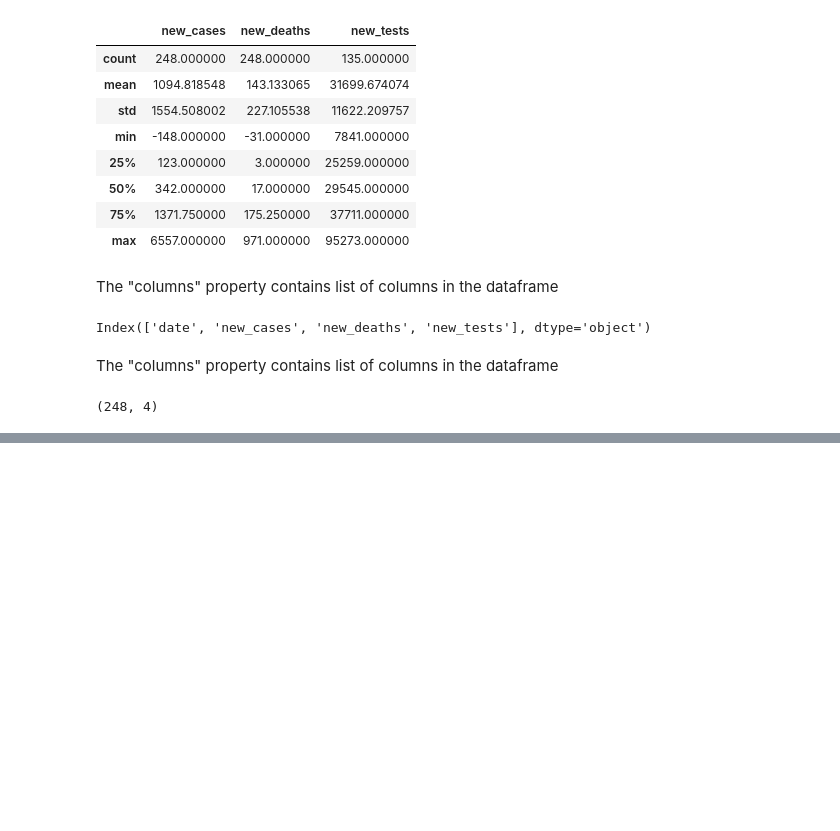
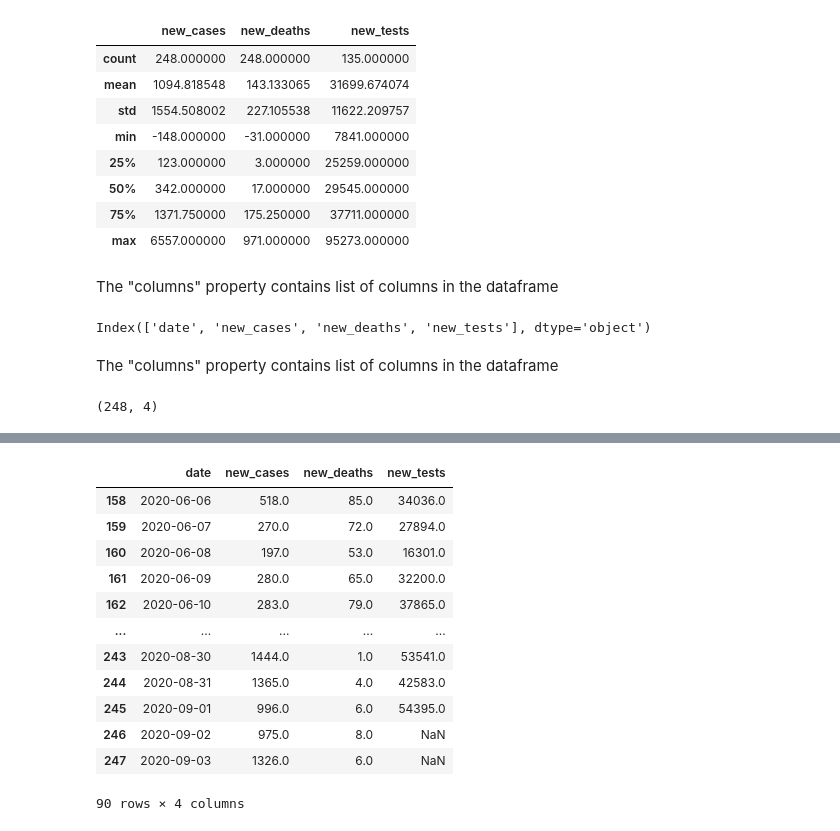
Before and after one commit to OjPreshuz/Pandas-Data-Analysis-Fundamentals, a Jupyter notebook: learning_pandas.ipynb, the cells around one changed output, grey strips where cells are left out. Drawn from its saved outputs; the diff is of its cells as text; code cells hidden in the pictures; blank space fills up the shorter version.

```diff
--- a/learning_pandas.ipynb
+++ b/learning_pandas.ipynb
@@ -78,0 +202,16 @@ covid_df.shape
+# %%
+covid_df.tail(90)
+# %% [output]
+|  | date | new_cases | new_deaths | new_tests |
+| 158 | 2020-06-06 | 518.0 | 85.0 | 34036.0 |
+| 159 | 2020-06-07 | 270.0 | 72.0 | 27894.0 |
+| 160 | 2020-06-08 | 197.0 | 53.0 | 16301.0 |
+| 161 | 2020-06-09 | 280.0 | 65.0 | 32200.0 |
+| 162 | 2020-06-10 | 283.0 | 79.0 | 37865.0 |
+| ... | ... | ... | ... | ... |
+| 243 | 2020-08-30 | 1444.0 | 1.0 | 53541.0 |
+| 244 | 2020-08-31 | 1365.0 | 4.0 | 42583.0 |
+| 245 | 2020-09-01 | 996.0 | 6.0 | 54395.0 |
+| 246 | 2020-09-02 | 975.0 | 8.0 | NaN |
+| 247 | 2020-09-03 | 1326.0 | 6.0 | NaN |
+90 rows × 4 columns
```
Also changed, not shown: parts of 17 cells of this notebook.
